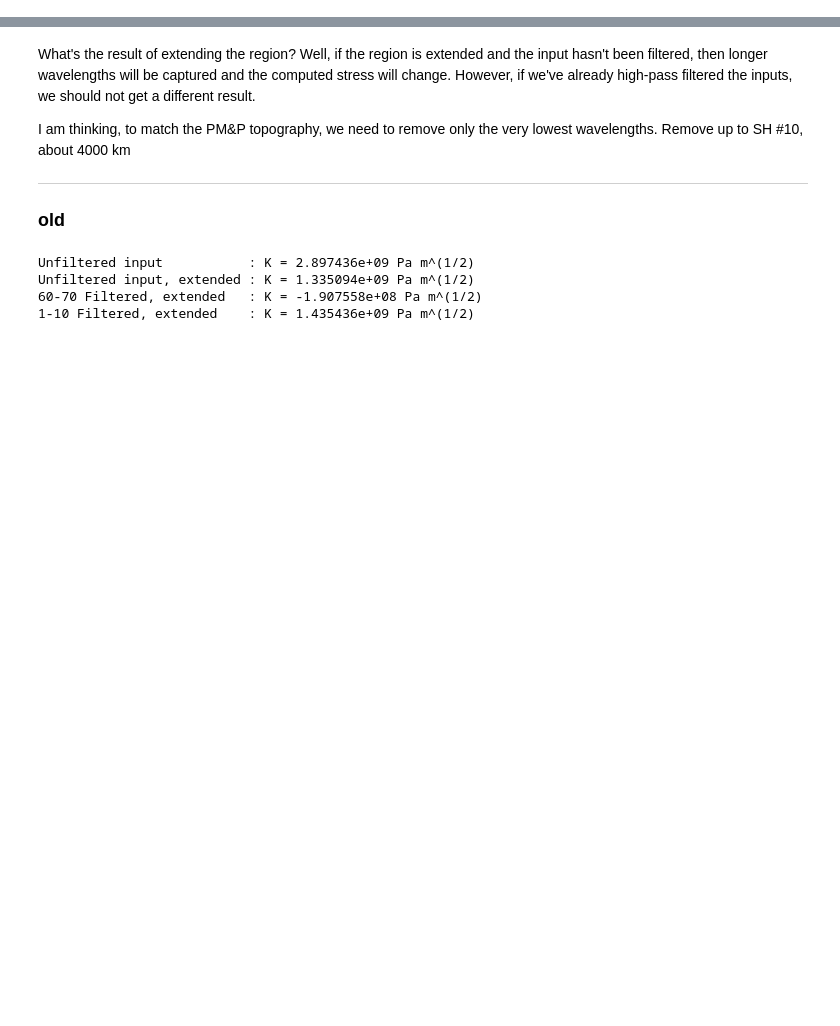
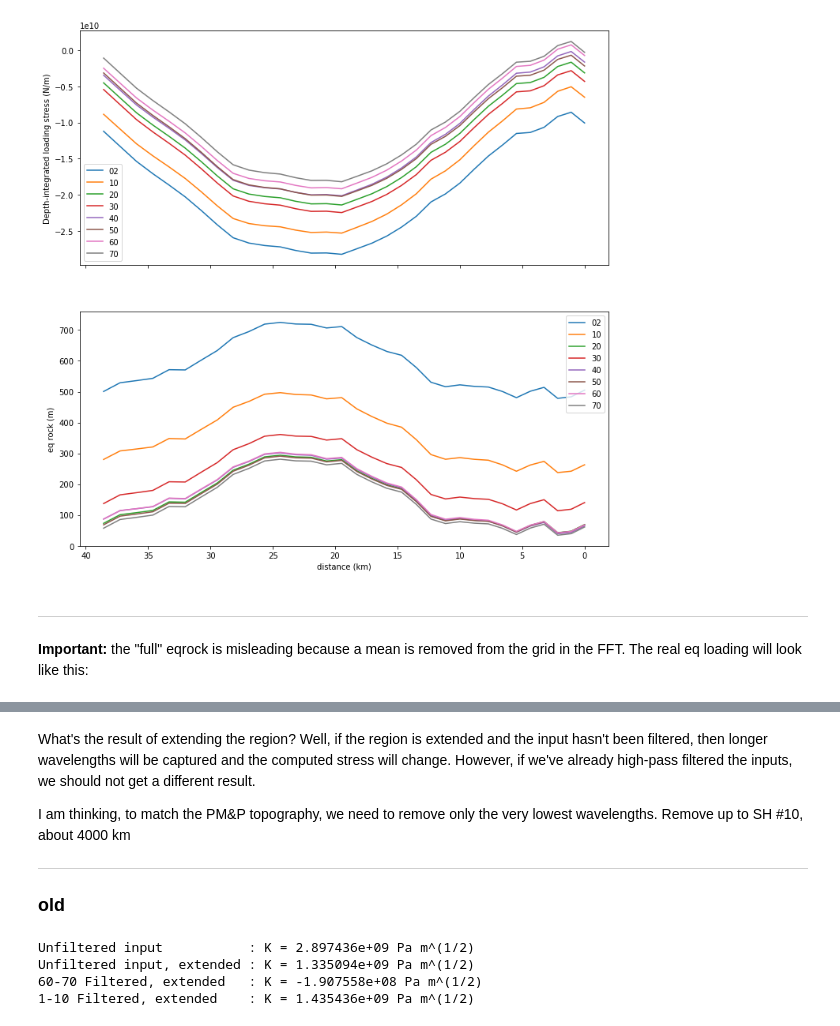
Before and after one commit to hughaharper/seesaw-propagators, a Jupyter notebook: projects/08_stress/loading-profiles.ipynb, the cells around one changed output, grey strips where cells are left out. Saved outputs shown, nothing was run; the diff lists cells and outputs as text; code cells hidden in the pictures; blank space fills up the shorter version.

```diff
--- a/projects/08_stress/loading-profiles.ipynb
+++ b/projects/08_stress/loading-profiles.ipynb
@@ -55,0 +81,28 @@ ax[0].invert_xaxis()
+# %%
+gridDirPrefix = 'stress_grds/west_96E.save/'
+filt_list = ['02','10','20','30','40','50','60','70']
+gridDirList = ['extended_filt_{}/'.format(i) for i in filt_list]
+topoDir = '/Users/huharper/03_topo-stress/west_96E.save/'
+topoList = ['topo.eqrk.{}.nc'.format(i) for i in filt_list]
+
+fig, ax = plt.subplots(2,1,sharex=True,figsize=(12,12))
+for grid,topo,label in zip(gridDirList,topoList,filt_list):
+    myFile = gridDirPrefix + grid + '96E-FR.txt'
+    myGrid = topoDir + topo
+    topo = get_ridge_eqrk_topo(myFile,myGrid)
+    x, ridgeLoading = get_crack_load_one_model(myFile)
+    ax[0].plot(x*1e-3,ridgeLoading,label=label)
+    ax[1].plot(x*1e-3,topo,label=label)
+
+ax[0].set_ylabel('Depth-integrated loading stress (N/m)')
+ax[0].legend()
+ax[1].legend()
+ax[1].set_ylabel('eq rock (m)')
+ax[1].set_xlabel('distance (km)')
+ax[0].invert_xaxis()
+# %% [output]
+[figure, added]
+# %% [markdown]
+---
+
+**Important:** the "full" eqrock is misleading because a mean is removed from the grid in the FFT. The real eq loading will look like this:
```
Also changed, not shown: parts of 5 cells of this notebook, 3 other files.
